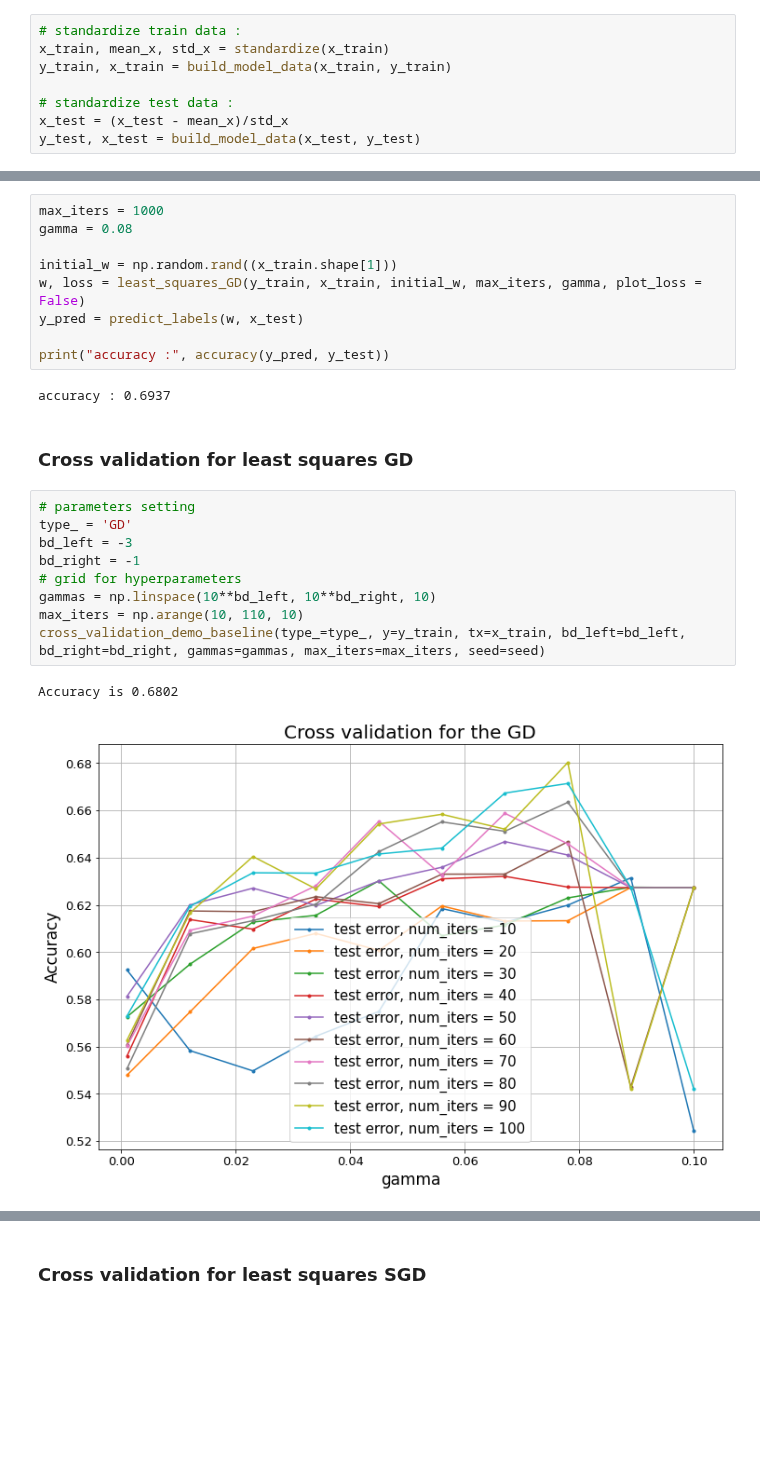
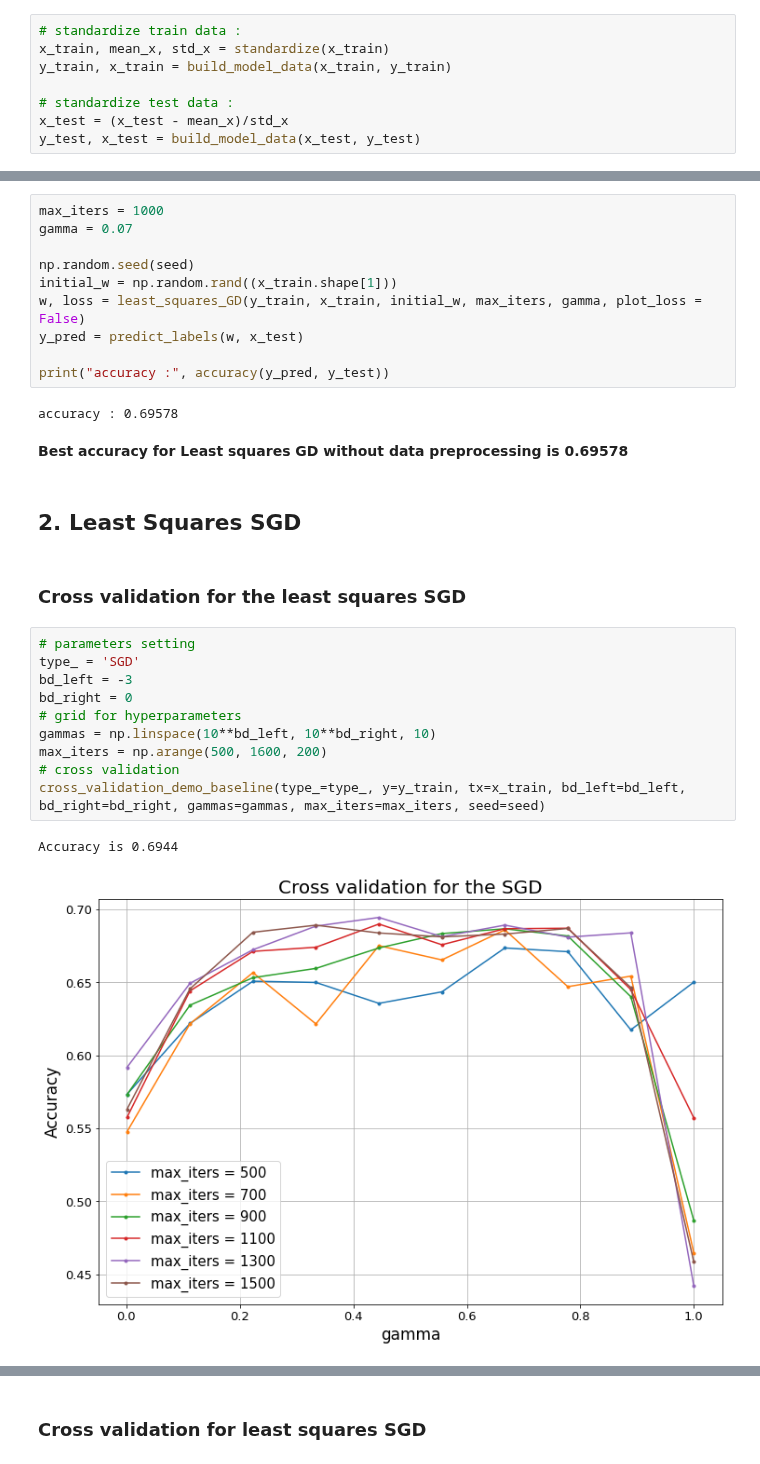
Before and after one commit to SonyaBlinova/ml-project-1-SES, a Jupyter notebook: project1_baseline.ipynb, the cells around one changed output, grey strips where cells are left out. Cells and saved outputs as stored; diff of their text form; blank space fills up the shorter version.

```diff
--- a/project1_baseline.ipynb
+++ b/project1_baseline.ipynb
@@ -44,25 +62,31 @@ y_test, x_test = build_model_data(x_test, y_test)
 # %%
 max_iters = 1000
-gamma = 0.08
+gamma = 0.07
 
+np.random.seed(seed)
 initial_w = np.random.rand((x_train.shape[1]))
 w, loss = least_squares_GD(y_train, x_train, initial_w, max_iters, gamma, plot_loss = False)
 y_pred = predict_labels(w, x_test)
 
 print("accuracy :", accuracy(y_pred, y_test))
 # %% [output]
-accuracy : 0.6937
+accuracy : 0.69578
+# %% [markdown]
+**Best accuracy for Least squares GD without data preprocessing is 0.69578**
+# %% [markdown]
+## 2. Least Squares SGD
 # %% [markdown]
-### Cross validation for least squares GD
+### Cross validation for the least squares SGD
 # %%
 # parameters setting
-type_ = 'GD'
+type_ = 'SGD'
 bd_left = -3
-bd_right = -1
+bd_right = 0
 # grid for hyperparameters
 gammas = np.linspace(10**bd_left, 10**bd_right, 10)
-max_iters = np.arange(10, 110, 10)
+max_iters = np.arange(500, 1600, 200)
+# cross validation
 cross_validation_demo_baseline(type_=type_, y=y_train, tx=x_train, bd_left=bd_left, bd_right=bd_right, gammas=gammas, max_iters=max_iters, seed=seed)
 # %% [output]
-Accuracy is 0.6802
+Accuracy is 0.6944
-[figure, old version]
+[figure, new version]
```
Also changed, not shown: parts of 48 cells of this notebook, 6 other files.
